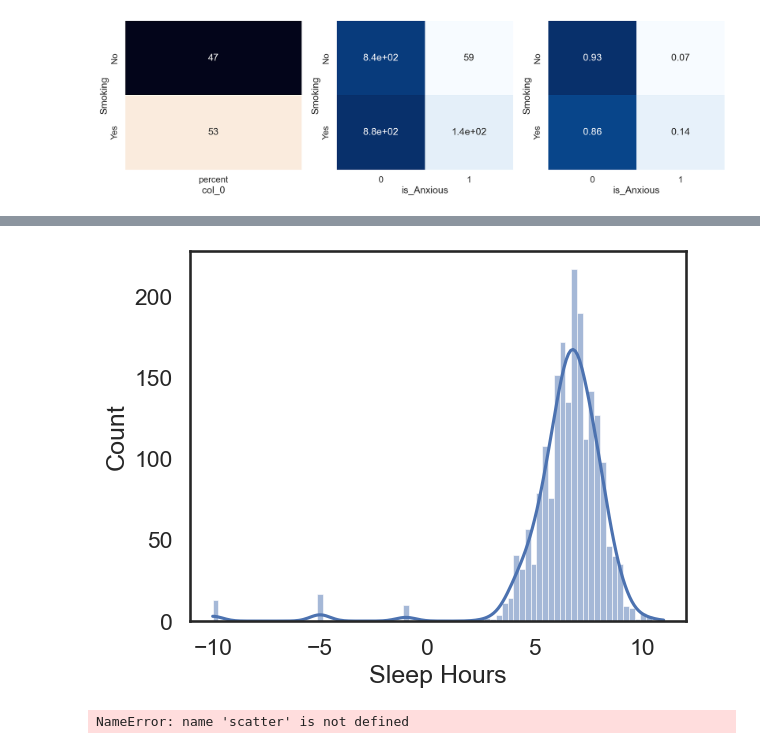
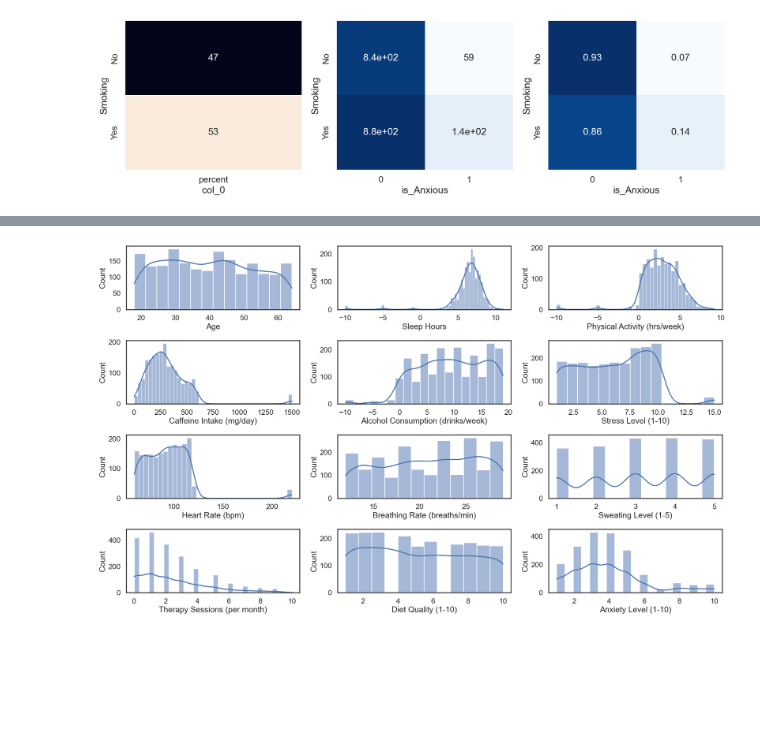
Before and after one commit to sabzparto/BC-mini-project, a Jupyter notebook: social_anxiety.ipynb, the cells around one changed output, grey strips where cells are left out. Saved outputs shown, nothing was run; the diff lists cells and outputs as text; code cells hidden in the pictures; blank space fills up the shorter version.

```diff
--- a/social_anxiety.ipynb
+++ b/social_anxiety.ipynb
@@ -138,4 +128,10 @@ def hist_plot(col):
 # %%
-hist_plot("Sleep Hours")
+fig, ax = plt.subplots(4,3, figsize=(20,12))
+ax = ax.flatten()
+for i, v in enumerate(num_data):
+    sns.histplot(data[v], ax=ax[i], kde=True)
+
+plt.tight_layout()
+plt.show()
 # %% [output]
-[figure, old version]
+[figure, new version]
@@ -144,4 +137,0 @@ hist_plot("Sleep Hours")
-# %%
-scatter(osm, osr, color="gray", alpha=0.7)
-# %% [output]
-NameError: name 'scatter' is not defined
```
Also changed, not shown: parts of 27 cells of this notebook.
